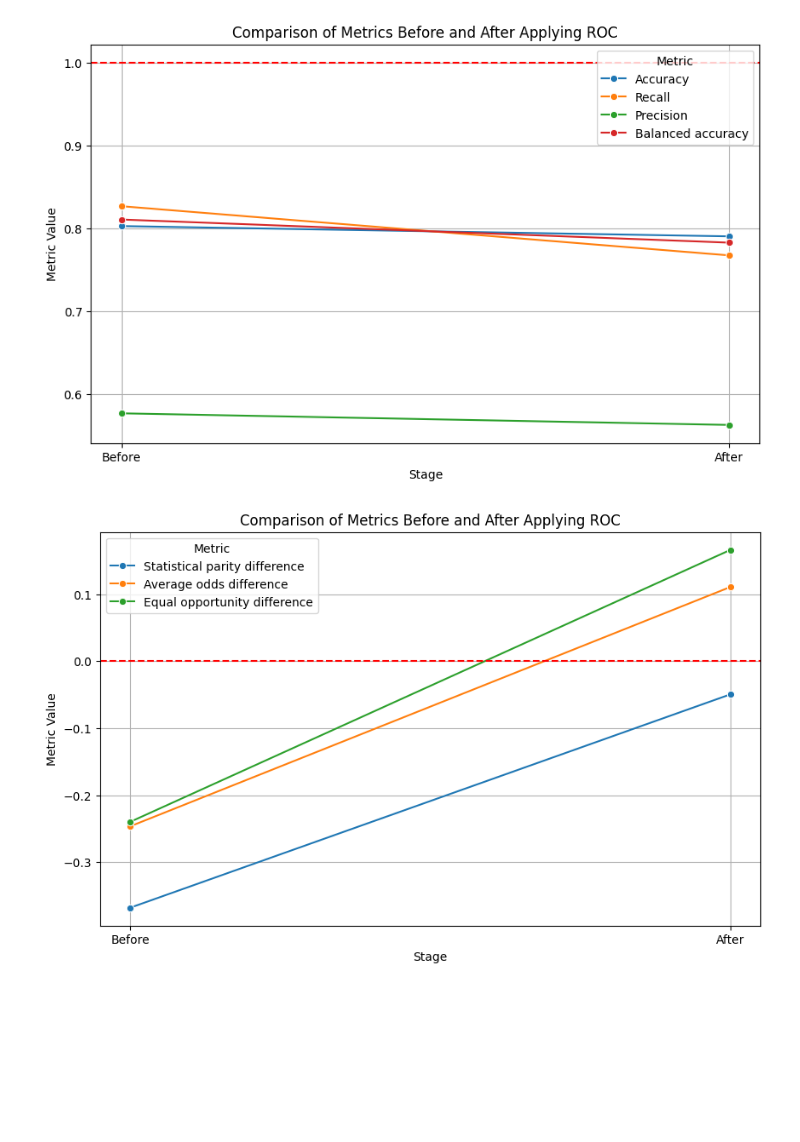
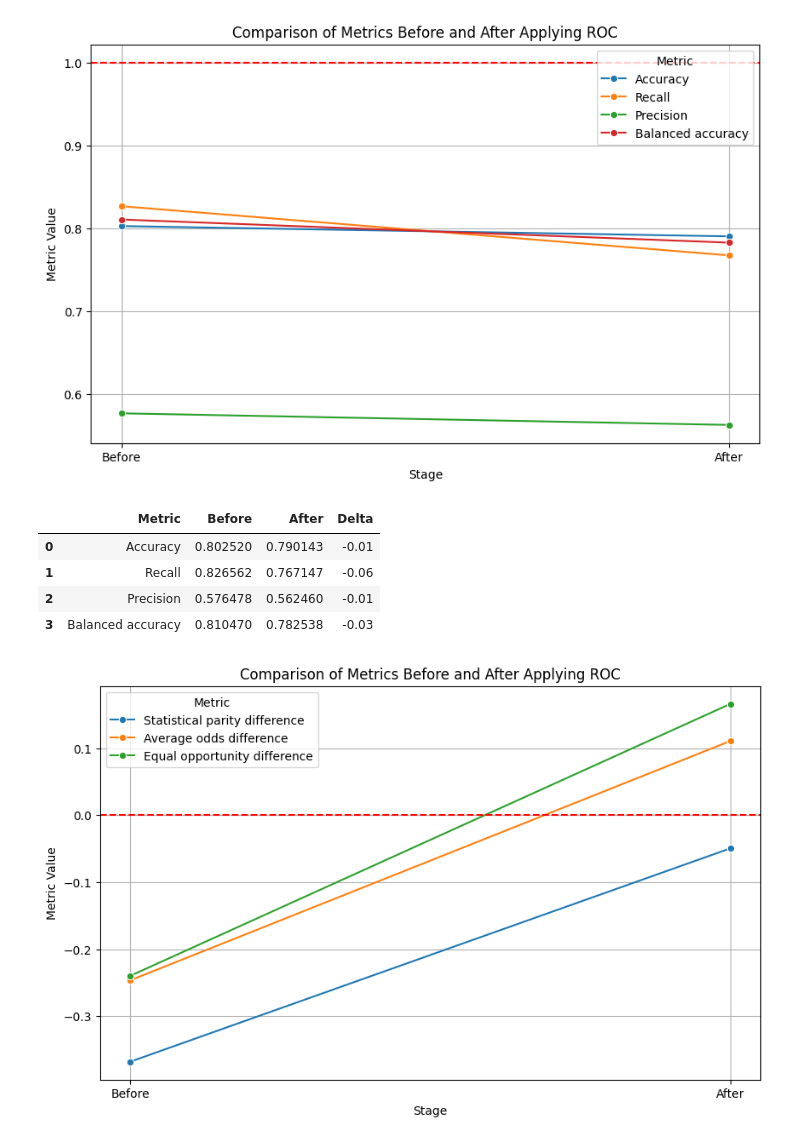
Before and after one commit to alb-p/post_processing_pipeline, a Jupyter notebook: pp_pipeline.ipynb, the cells around one changed output. Cells and saved outputs as stored; diff of their text form; code cells hidden in the pictures; blank space fills up the shorter version.

```diff
--- a/pp_pipeline.ipynb
+++ b/pp_pipeline.ipynb
@@ -621,6 +642,22 @@ Total number of workers earning over 50K: 3122
 plot_metrics(metric_cl_test_bef, metric_cl_test_aft)
 # %% [output]
 [figure]
+# %%
+df_cl_metrics = pd.DataFrame({
+    'Metric': list(metric_cl_test_bef.keys()),
+    'Before': list(metric_cl_test_bef.values()),
+    'After': list(metric_cl_test_aft.values())
+})
+
+# Calculate the percentage change
+df_cl_metrics['Delta'] = (df_cl_metrics['After'] - df_cl_metrics['Before']).apply(lambda x: f"{x:.2f}")
+df_cl_metrics
+# %% [output]
+|  | Metric | Before | After | Delta |
+| 0 | Accuracy | 0.802520 | 0.790143 | -0.01 |
+| 1 | Recall | 0.826562 | 0.767147 | -0.06 |
+| 2 | Precision | 0.576478 | 0.562460 | -0.01 |
+| 3 | Balanced accuracy | 0.810470 | 0.782538 | -0.03 |
 # %%
 plot_fn_metrics(metric_fn_test_bef, metric_fn_test_aft)
 # %% [output]
```
Also changed, not shown: parts of 9 cells of this notebook, 2 other files.
